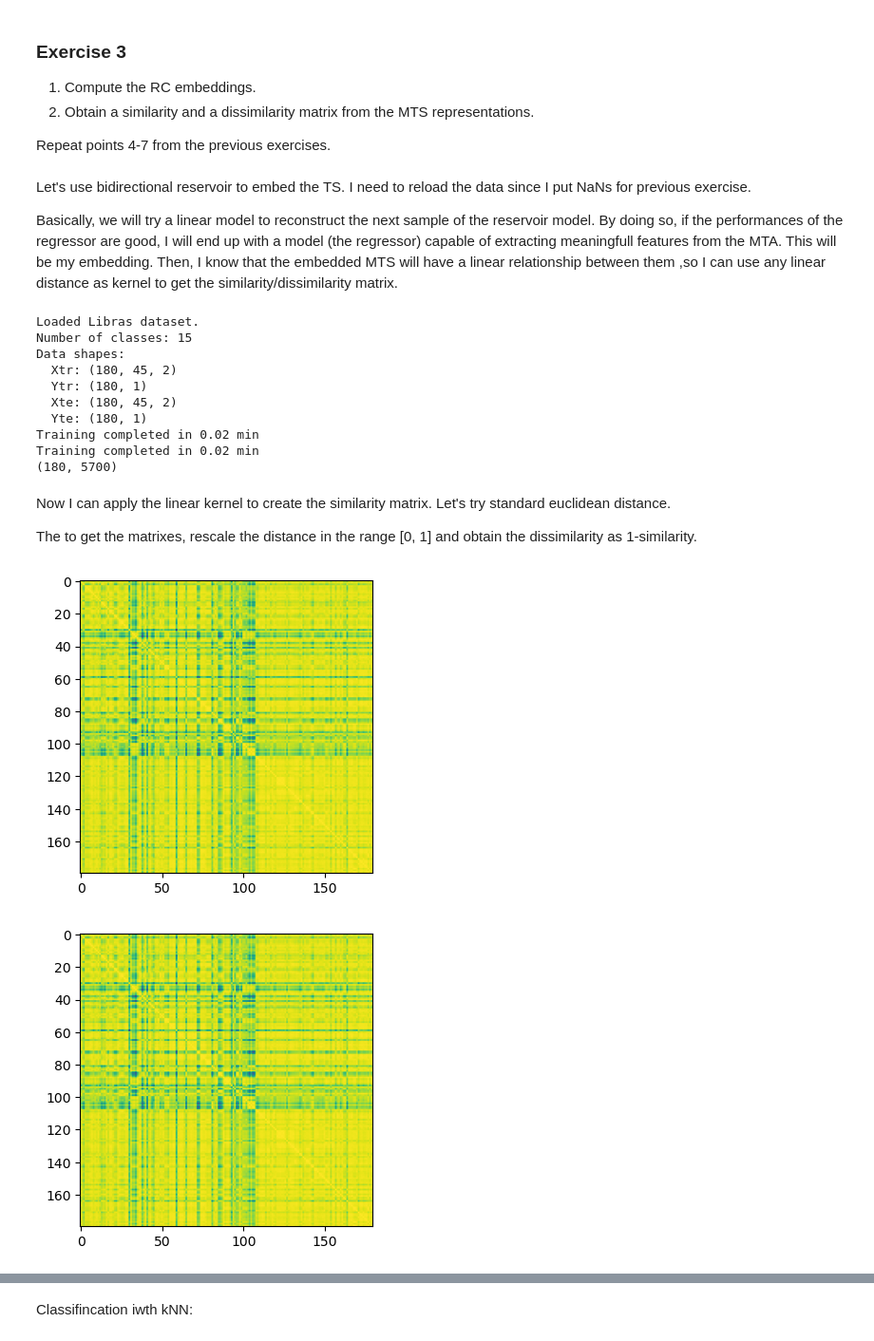
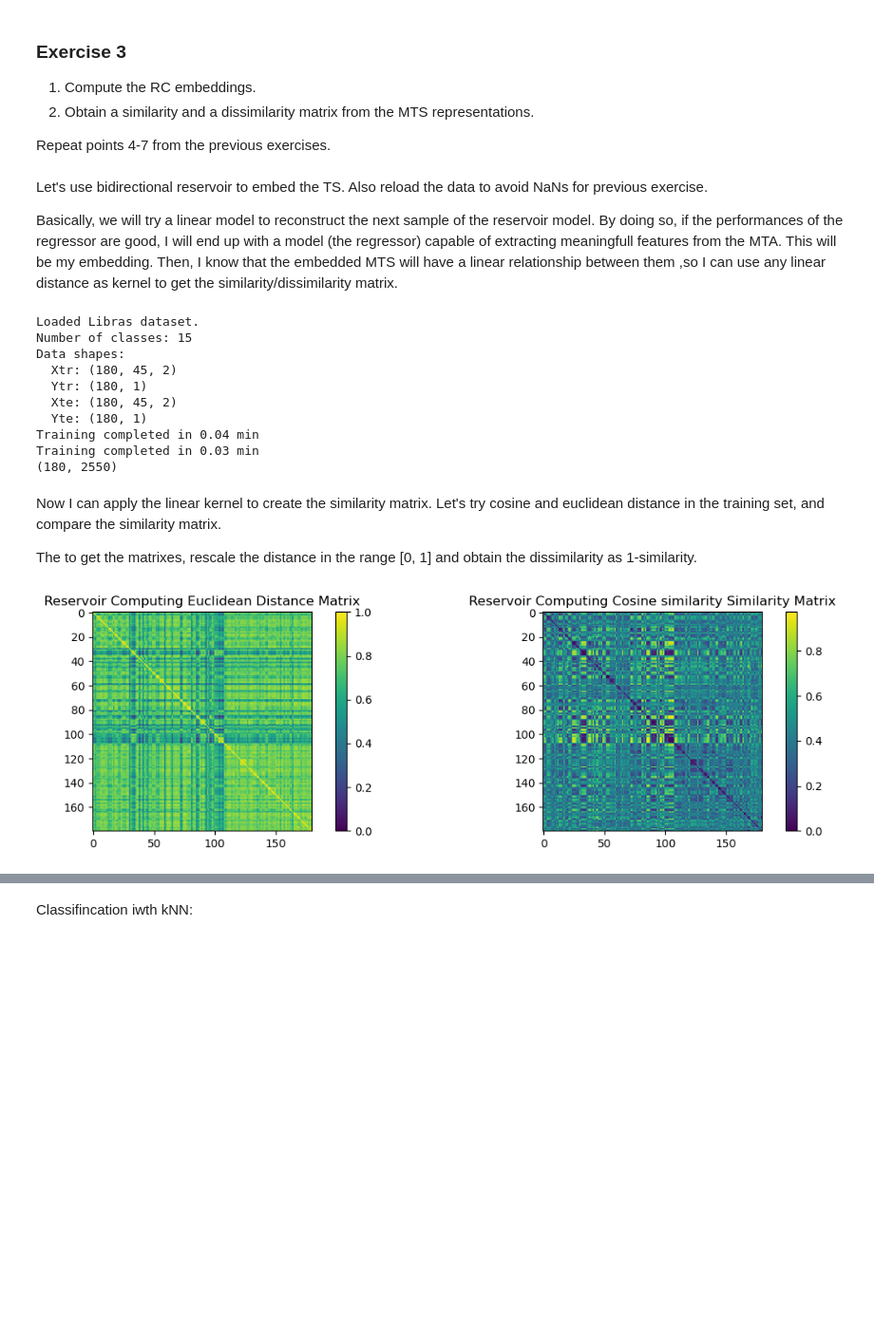
Before and after one commit to FraMaffezzoli/python-time-series-handbook, a Jupyter notebook: exercises/chapter12.ipynb, the cells around one changed output, grey strips where cells are left out. Shown at 95% size. Drawn from its saved outputs; the diff is of its cells as text; code cells hidden in the pictures; blank space fills up the shorter version.

```diff
--- a/exercises/chapter12.ipynb
+++ b/exercises/chapter12.ipynb
@@ -197,17 +305,20 @@ Dimensionality reduction using PCA does not give any meaningfull information. On
 
 Repeat points 4-7 from the previous exercises.
 # %% [markdown]
-Let's use bidirectional reservoir to embed the TS. I need to reload the data since I put NaNs for previous exercise.
+Let's use bidirectional reservoir to embed the TS. Also reload the data to avoid NaNs for previous exercise.
 
 Basically, we will try a linear model to reconstruct the next sample of the reservoir model. By doing so, if the performances of the regressor are good, I will end up with a model (the regressor) capable of extracting meaningfull features from the MTA. This will be my embedding. Then, I know that the embedded MTS will have a linear relationship between them ,so I can use any linear distance as kernel to get the similarity/dissimilarity matrix.
 # %%
 Xtr, Ytr, Xte, Yte = DataLoader().get_data('Libras')
+
+X = np.concatenate((Xtr, Xte), axis=0)
+Y = np.concatenate((Ytr, Yte), axis=0)
 
 config = {}
 
 # Hyperarameters of the reservoir
-config['n_internal_units'] = 450        # size of the reservoir
-config['spectral_radius'] = 0.9         # largest eigenvalue of the reservoir
+config['n_internal_units'] = 700        # size of the reservoir
+config['spectral_radius'] = 0.99         # largest eigenvalue of the reservoir
 config['leak'] = None                   # amount of leakage in the reservoir state update (None or 1.0 --> no leakage)
 config['connectivity'] = 0.25           # percentage of nonzero connections in the reservoir
 config['input_scaling'] = 0.1           # scaling of the input weights
@@ -218,7 +329,7 @@ config['circle'] = False                # use reservoir with circle topology
 
 # Dimensionality reduction hyperparameters
 config['dimred_method'] = 'tenpca'      # options: {None (no dimensionality reduction), 'pca', 'tenpca'}
-config['n_dim'] = 75                    # number of resulting dimensions after the dimensionality reduction procedure
+config['n_dim'] = 50                  # number of resulting dimensions after the dimensionality reduction procedure
 
 # Type of MTS representation
 config['mts_rep'] = 'reservoir'         # MTS representation: {'last', 'mean', 'output', 'reservoir'}
@@ -248,33 +359,37 @@ Data shapes:
   Ytr: (180, 1)
   Xte: (180, 45, 2)
   Yte: (180, 1)
-Training completed in 0.02 min
-Training completed in 0.02 min
-(180, 5700)
+Training completed in 0.04 min
+Training completed in 0.03 min
+(180, 2550)
 # %% [markdown]
-Now I can apply the linear kernel to create the similarity matrix. Let's try standard euclidean distance.
+Now I can apply the linear kernel to create the similarity matrix. Let's try cosine and euclidean distance in the training set, and compare the similarity matrix.
 
 The to get the matrixes, rescale the distance in the range [0, 1] and obtain the dissimilarity as 1-similarity.
 # %%
-# Compute Dissimilarity matrix
-Dist =  pairwise_distances(trainig_RC_embedding, metric="sqeuclidean")
-RC_similarity_train = (Dist - Dist.min()) / (Dist.max() - Dist.min())
-RC_dissimilarity_train = 1 - RC_similarity_train
+# Compute Dissimilarity matrix in training set and test set
+Dist =  cosine_distances(trainig_RC_embedding)
+RC_dissimilarity_train =  Dist/2
+
+Euclidean_dist = pairwise_distances(trainig_RC_embedding, metric='euclidean')
+RC_dissimilarity_train_euclidean = 1 - (Euclidean_dist / Euclidean_dist.max())
+
+Dist = cosine_distances(test_RC_embedding)
+RC_dissimilarity_test = Dist/2
+
+idx_sorted = np.argsort(Yte[:,0])
 
 
-Dist =  pairwise_distances(test_RC_embedding, metric="sqeuclidean")
-RC_similarity_test = (Dist - Dist.min()) / (Dist.max() - Dist.min())
-RC_dissimilarity_test = 1 - RC_similarity_test
+# Plot the distance matrix
+fig, axes = plt.subplots(1, 2, figsize=(12, 3.5))
 
-
-Y = np.concatenate((Ytr, Yte), axis=0)
-idx_sorted = np.argsort(Yte[:,0])
-
-fig =  plt.figure(figsize=(4,4))
-plt.imshow(RC_dissimilarity_train[:,idx_sorted][idx_sorted,:]);
-fig =  plt.figure(figsize=(4,4))
-plt.imshow(RC_dissimilarity_train[:,idx_sorted][idx_sorted,:]);
+axes[0].set_title('Reservoir Computing Euclidean Distance Matrix')
+im0 = axes[0].imshow(RC_dissimilarity_train_euclidean[:,idx_sorted][idx_sorted,:], cmap='viridis')
+fig.colorbar(im0, ax=axes[0])
+axes[1].set_title('Reservoir Computing Cosine similarity Similarity Matrix')
+im1 = axes[1].imshow(RC_dissimilarity_train[:,idx_sorted][idx_sorted,:], cmap='viridis')
+fig.colorbar(im1, ax=axes[1])
+plt.tight_layout()
 # %% [output]
-[figure, old version]
+[figure, new version]
-[figure, removed]
 # %% [markdown]
```
Also changed, not shown: parts of 23 cells of this notebook.
